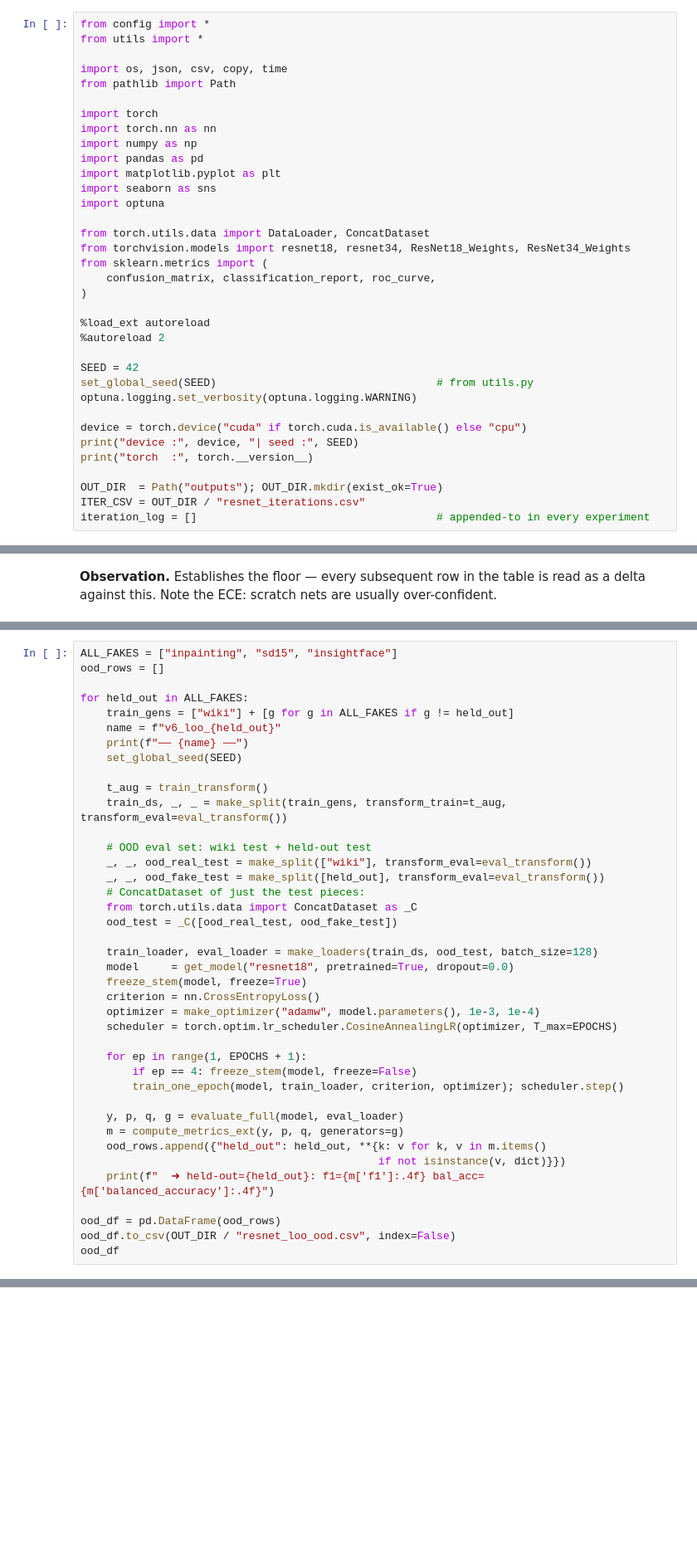
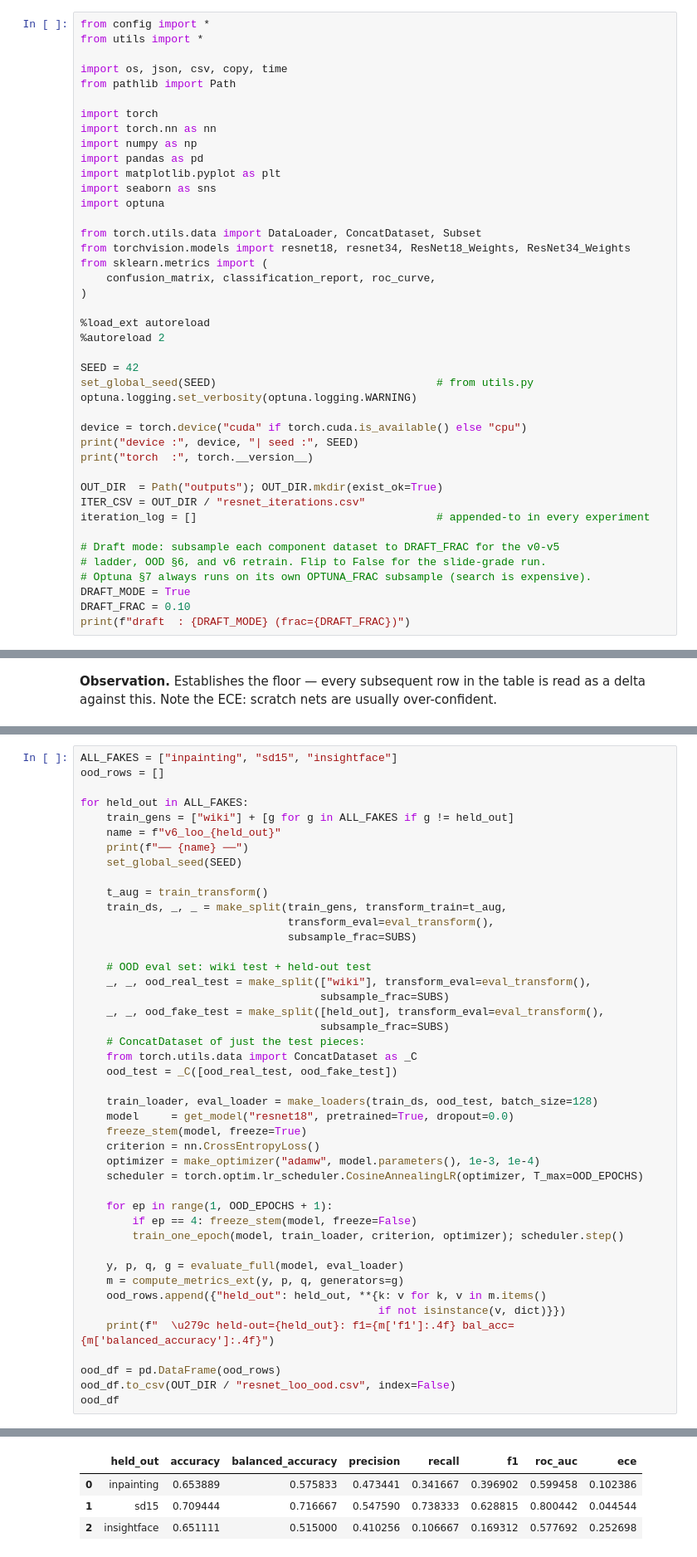
Before and after one commit to rafael-andre1/DeepFake-Image-Generation-And-Detection, a Jupyter notebook: resnetExploration.ipynb, the cells around one changed output, grey strips where cells are left out. Shown at 83% size. Cells and saved outputs as stored; diff of their text form; blank space fills up the shorter version.

```diff
--- a/resnetExploration.ipynb
+++ b/resnetExploration.ipynb
@@ -35,7 +35,7 @@ import matplotlib.pyplot as plt
 import seaborn as sns
 import optuna
 
-from torch.utils.data import DataLoader, ConcatDataset
+from torch.utils.data import DataLoader, ConcatDataset, Subset
 from torchvision.models import resnet18, resnet34, ResNet18_Weights, ResNet34_Weights
 from sklearn.metrics import (
     confusion_matrix, classification_report, roc_curve,
@@ -55,3 +55,10 @@ print("torch  :", torch.__version__)
 OUT_DIR  = Path("outputs"); OUT_DIR.mkdir(exist_ok=True)
 ITER_CSV = OUT_DIR / "resnet_iterations.csv"
 iteration_log = []                                     # appended-to in every experiment
+
+# Draft mode: subsample each component dataset to DRAFT_FRAC for the v0-v5
+# ladder, OOD §6, and v6 retrain. Flip to False for the slide-grade run.
+# Optuna §7 always runs on its own OPTUNA_FRAC subsample (search is expensive).
+DRAFT_MODE = True
+DRAFT_FRAC = 0.10
+print(f"draft  : {DRAFT_MODE} (frac={DRAFT_FRAC})")
@@ -407,11 +701,15 @@ for held_out in ALL_FAKES:
     set_global_seed(SEED)
 
     t_aug = train_transform()
-    train_ds, _, _ = make_split(train_gens, transform_train=t_aug, transform_eval=eval_transform())
+    train_ds, _, _ = make_split(train_gens, transform_train=t_aug,
+                                transform_eval=eval_transform(),
+                                subsample_frac=SUBS)
 
     # OOD eval set: wiki test + held-out test
-    _, _, ood_real_test = make_split(["wiki"], transform_eval=eval_transform())
-    _, _, ood_fake_test = make_split([held_out], transform_eval=eval_transform())
+    _, _, ood_real_test = make_split(["wiki"], transform_eval=eval_transform(),
+                                     subsample_frac=SUBS)
+    _, _, ood_fake_test = make_split([held_out], transform_eval=eval_transform(),
+                                     subsample_frac=SUBS)
     # ConcatDataset of just the test pieces:
     from torch.utils.data import ConcatDataset as _C
     ood_test = _C([ood_real_test, ood_fake_test])
@@ -421,9 +719,9 @@ for held_out in ALL_FAKES:
     freeze_stem(model, freeze=True)
     criterion = nn.CrossEntropyLoss()
     optimizer = make_optimizer("adamw", model.parameters(), 1e-3, 1e-4)
-    scheduler = torch.optim.lr_scheduler.CosineAnnealingLR(optimizer, T_max=EPOCHS)
+    scheduler = torch.optim.lr_scheduler.CosineAnnealingLR(optimizer, T_max=OOD_EPOCHS)
 
-    for ep in range(1, EPOCHS + 1):
+    for ep in range(1, OOD_EPOCHS + 1):
         if ep == 4: freeze_stem(model, freeze=False)
         train_one_epoch(model, train_loader, criterion, optimizer); scheduler.step()
 
@@ -431,8 +729,9 @@ for held_out in ALL_FAKES:
     m = compute_metrics_ext(y, p, q, generators=g)
     ood_rows.append({"held_out": held_out, **{k: v for k, v in m.items()
                                               if not isinstance(v, dict)}})
-    print(f"  ➜ held-out={held_out}: f1={m['f1']:.4f} bal_acc={m['balanced_accuracy']:.4f}")
+    print(f"  \u279c held-out={held_out}: f1={m['f1']:.4f} bal_acc={m['balanced_accuracy']:.4f}")
 
 ood_df = pd.DataFrame(ood_rows)
 ood_df.to_csv(OUT_DIR / "resnet_loo_ood.csv", index=False)
 ood_df
+# %% [output]
@@ -439,3 +744,7 @@ ood_df
+|  | held_out | accuracy | balanced_accuracy | precision | recall | f1 | roc_auc | ece |
+| 0 | inpainting | 0.653889 | 0.575833 | 0.473441 | 0.341667 | 0.396902 | 0.599458 | 0.102386 |
+| 1 | sd15 | 0.709444 | 0.716667 | 0.547590 | 0.738333 | 0.628815 | 0.800442 | 0.044544 |
+| 2 | insightface | 0.651111 | 0.515000 | 0.410256 | 0.106667 | 0.169312 | 0.577692 | 0.252698 |
 # %%
 fig, ax = plt.subplots(figsize=(8, 4))
 in_dist_f1 = next((r["f1"] for r in iteration_log if r["name"] == "v3_all_generators"), None)
```
Also changed, not shown: parts of 25 cells of this notebook, 11 other files.
